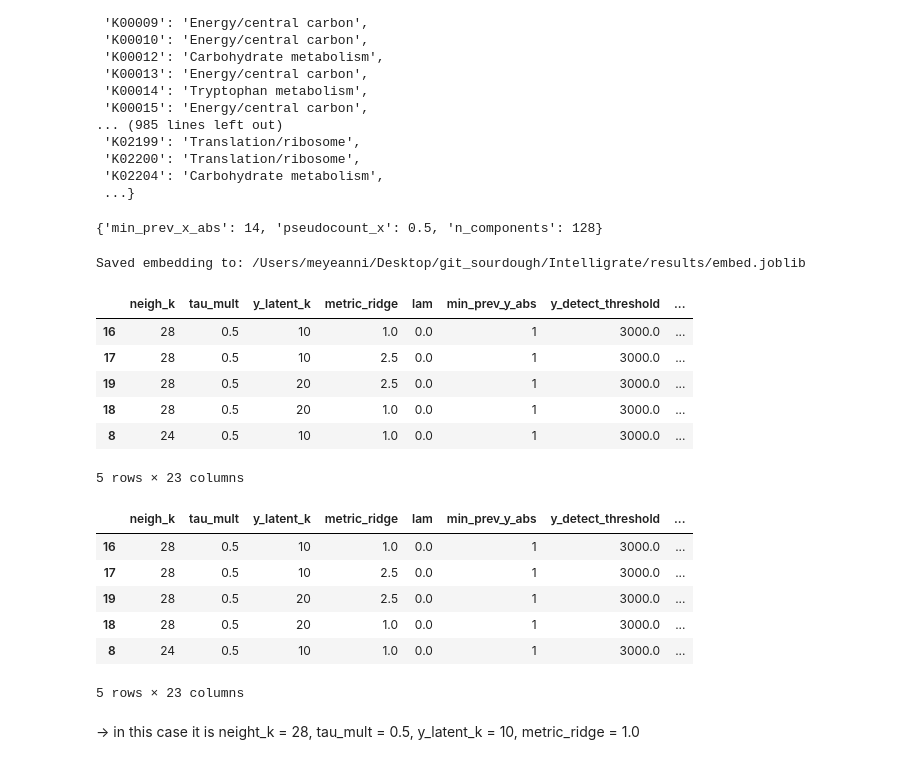
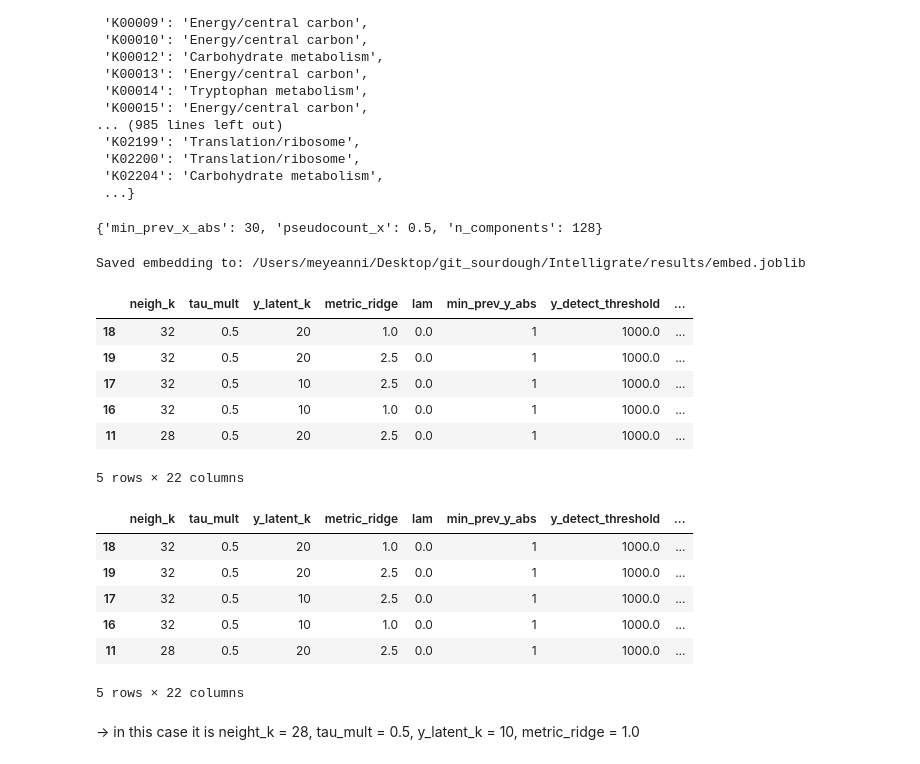
Before and after one commit to anninameyer/Intelligrate, a Jupyter notebook: docs/notebooks/02_extrapolate_train_evaluate_full_fit_predict.ipynb, the cells around one changed output. Saved outputs shown, nothing was run; the diff lists cells and outputs as text; code cells hidden in the pictures.

```diff
--- a/docs/notebooks/02_extrapolate_train_evaluate_full_fit_predict.ipynb
+++ b/docs/notebooks/02_extrapolate_train_evaluate_full_fit_predict.ipynb
@@ -98,7 +120,7 @@ cv_cfg = {
 # ---- X embedding (k-mer -> low-dim) ----
 embed_cfg = {
     # min_prev_x_abs: drop k-mers present in fewer samples than this
-    'min_prev_x_abs': 14,
+    'min_prev_x_abs': 30,
     # pseudocount_x: added before CLR
     'pseudocount_x': 0.5,
     # n_components: SVD dimensions for the k-mer embedding (X space)
@@ -110,7 +132,7 @@ model_cfg = {
     # min_prev_y_abs: drop KOs seen in fewer samples than this
     'min_prev_y_abs': 1,
     # y_detect_threshold: detection threshold in TSS space
-    'y_detect_threshold': 3000.0,
+    'y_detect_threshold': 1000.0,
     # pseudocount_y: added before CLR
     'pseudocount_y': 0.5 / 1e6,
 
@@ -325,7 +331,7 @@ ko_to_superclass
 # %%
 embed_cfg
 # %% [output]
-{'min_prev_x_abs': 14, 'pseudocount_x': 0.5, 'n_components': 128}
+{'min_prev_x_abs': 30, 'pseudocount_x': 0.5, 'n_components': 128}
 # %%
 from intelligrate.extrapolate.embedding import fit_x_embedding_svd_clr
 from intelligrate.extrapolate.fixed_param_sweep import run_fixed_param_sweep_explicit
@@ -342,51 +348,51 @@ embed = fit_x_embedding_svd_clr(
 embed_path = results_dir / 'embed.joblib'
 joblib.dump(embed, embed_path)
 print('Saved embedding to:', embed_path)
 
 # Define a small fixed-parameter sweep (uses the same X_full/X/Y/ko_to_superclass as above)
 cfg["fixed_param_sweep"] = {
-    "neigh_k": [20, 24, 28],
+    "neigh_k": [24, 28, 32],
     "tau_mult": [0.5, 1.0],
     "y_latent_k": [10, 20],
     "metric_ridge": [1.0, 2.5],
 }
 
 sweep_out = results_dir / "fixed_param_sweep.tsv"
 sweep_df = run_fixed_param_sweep_explicit(
     X_full=X_full,
     X=X,
     Y=Y,
     ko_to_superclass=ko_to_superclass,
     out_path=sweep_out,
     cv_cfg=cv_cfg,
     embed_cfg=embed_cfg,
     model_cfg=model_cfg,
     prf_cfg=prf_cfg,
     metrics_cfg=metrics_cfg,
     sweep_cfg=cfg["fixed_param_sweep"],
     embed=embed,
 )
 sweep_df.head()
 # %% [output]
 Saved embedding to: /Users/meyeanni/Desktop/git_sourdough/Intelligrate/results/embed.joblib
 |  | neigh_k | tau_mult | y_latent_k | metric_ridge | lam | min_prev_y_abs | y_detect_threshold | ... |
-| 16 | 28 | 0.5 | 10 | 1.0 | 0.0 | 1 | 3000.0 | ... |
-| 17 | 28 | 0.5 | 10 | 2.5 | 0.0 | 1 | 3000.0 | ... |
-| 19 | 28 | 0.5 | 20 | 2.5 | 0.0 | 1 | 3000.0 | ... |
-| 18 | 28 | 0.5 | 20 | 1.0 | 0.0 | 1 | 3000.0 | ... |
-| 8 | 24 | 0.5 | 10 | 1.0 | 0.0 | 1 | 3000.0 | ... |
+| 18 | 32 | 0.5 | 20 | 1.0 | 0.0 | 1 | 1000.0 | ... |
+| 19 | 32 | 0.5 | 20 | 2.5 | 0.0 | 1 | 1000.0 | ... |
+| 17 | 32 | 0.5 | 10 | 2.5 | 0.0 | 1 | 1000.0 | ... |
+| 16 | 32 | 0.5 | 10 | 1.0 | 0.0 | 1 | 1000.0 | ... |
+| 11 | 28 | 0.5 | 20 | 2.5 | 0.0 | 1 | 1000.0 | ... |
-5 rows × 23 columns
+5 rows × 22 columns
 # %%
-#check which sweep params give the best dm_union:
-sweep_df.sort_values('dm_union', ascending=False).head()
+#check which sweep params give the best dm_union_strict:
+sweep_df.sort_values('dm_union_strict', ascending=False).head()
 # %% [output]
 |  | neigh_k | tau_mult | y_latent_k | metric_ridge | lam | min_prev_y_abs | y_detect_threshold | ... |
-| 16 | 28 | 0.5 | 10 | 1.0 | 0.0 | 1 | 3000.0 | ... |
-| 17 | 28 | 0.5 | 10 | 2.5 | 0.0 | 1 | 3000.0 | ... |
-| 19 | 28 | 0.5 | 20 | 2.5 | 0.0 | 1 | 3000.0 | ... |
-| 18 | 28 | 0.5 | 20 | 1.0 | 0.0 | 1 | 3000.0 | ... |
-| 8 | 24 | 0.5 | 10 | 1.0 | 0.0 | 1 | 3000.0 | ... |
+| 18 | 32 | 0.5 | 20 | 1.0 | 0.0 | 1 | 1000.0 | ... |
+| 19 | 32 | 0.5 | 20 | 2.5 | 0.0 | 1 | 1000.0 | ... |
+| 17 | 32 | 0.5 | 10 | 2.5 | 0.0 | 1 | 1000.0 | ... |
+| 16 | 32 | 0.5 | 10 | 1.0 | 0.0 | 1 | 1000.0 | ... |
+| 11 | 28 | 0.5 | 20 | 2.5 | 0.0 | 1 | 1000.0 | ... |
-5 rows × 23 columns
+5 rows × 22 columns
 # %% [markdown]
 -> in this case it is neight_k = 28, tau_mult = 0.5, y_latent_k = 10, metric_ridge = 1.0
 # %% [markdown]
```
Also changed, not shown: parts of 36 cells of this notebook, 6 other files.
